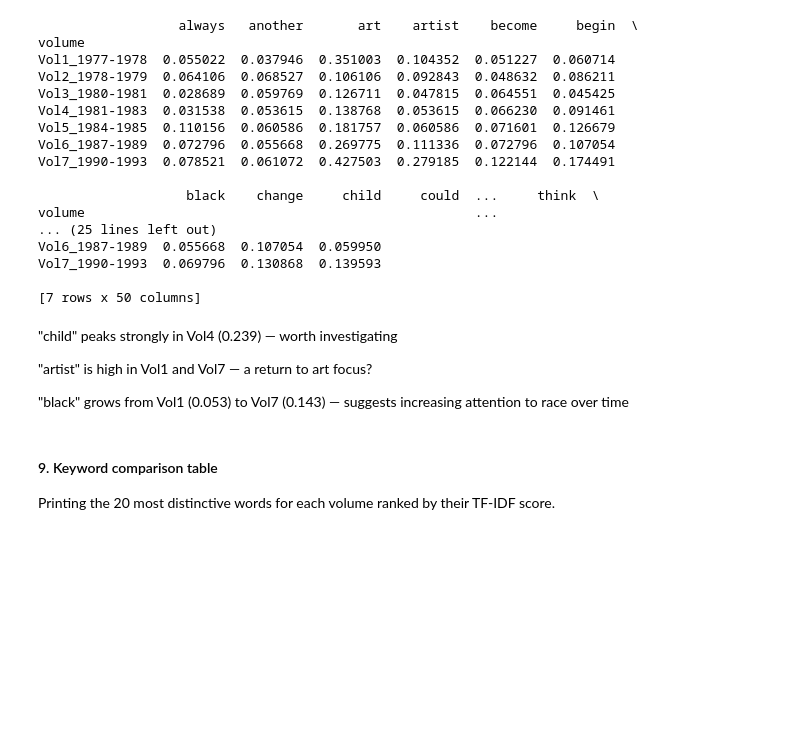
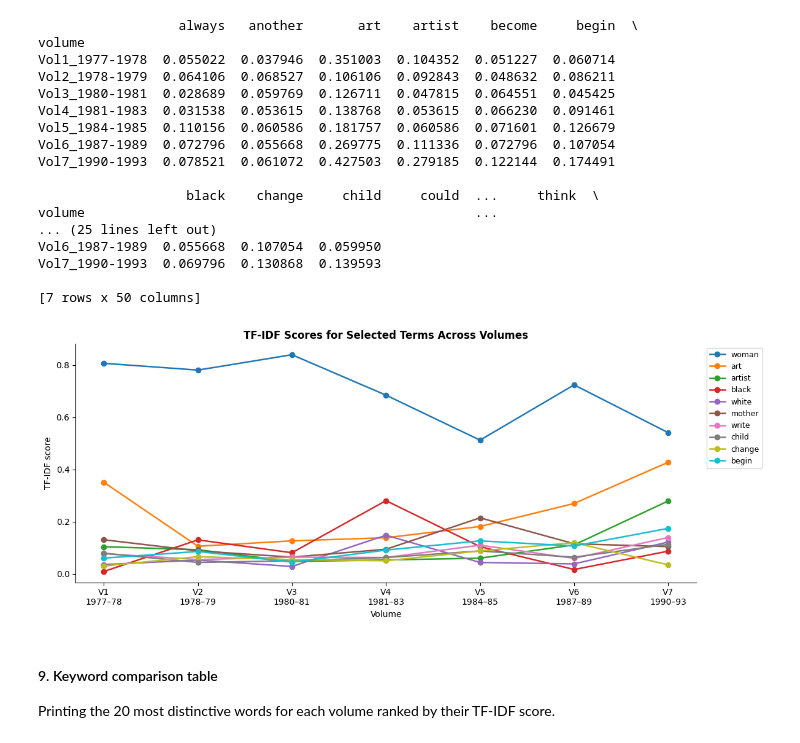
Before and after one commit to Soph-stara/master-thesis-code, a Jupyter notebook: notebooks/h1_analysis/12_analysis_h1.ipynb, the cells around one changed output. Drawn from its saved outputs; the diff is of its cells as text; code cells hidden in the pictures; blank space fills up the shorter version.

```diff
--- a/notebooks/h1_analysis/12_analysis_h1.ipynb
+++ b/notebooks/h1_analysis/12_analysis_h1.ipynb
@@ -428,12 +390,25 @@ Vol6_1987-1989  0.055668  0.107054  0.059950
 Vol7_1990-1993  0.069796  0.130868  0.139593
 
 [7 rows x 50 columns]
-# %% [markdown]
-"child" peaks strongly in Vol4 (0.239) — worth investigating
-
-"artist" is high in Vol1 and Vol7 — a return to art focus?
-
-"black" grows from Vol1 (0.053) to Vol7 (0.143) — suggests increasing attention to race over time
+# %%
+tracked = ["woman", "art", "artist", "black", "white", "mother", "write", "child", "change", "begin"]
+
+fig, ax = plt.subplots(figsize=(12, 5))
+
+for term in tracked:
+    ax.plot(short_labels, df_tfidf[term].values, marker="o", linewidth=1.8, label=term)
+
+ax.set_ylabel("TF-IDF score")
+ax.set_xlabel("Volume")
+ax.set_title("TF-IDF Scores for Selected Terms Across Volumes", fontweight="bold")
+ax.legend(bbox_to_anchor=(1.01, 1), loc="upper left", fontsize=9)
+ax.spines[["top", "right"]].set_visible(False)
+plt.tight_layout()
+plt.savefig("/Users/sophiehamann/master-thesis-code/data/output_files/graph_tfidf_over_time.png",
+            bbox_inches="tight", dpi=150)
+plt.show()
+# %% [output]
+[figure, added]
 # %% [markdown]
 #### 9. Keyword comparison table
 
```
Also changed, not shown: parts of 5 cells of this notebook, 7 other files.
